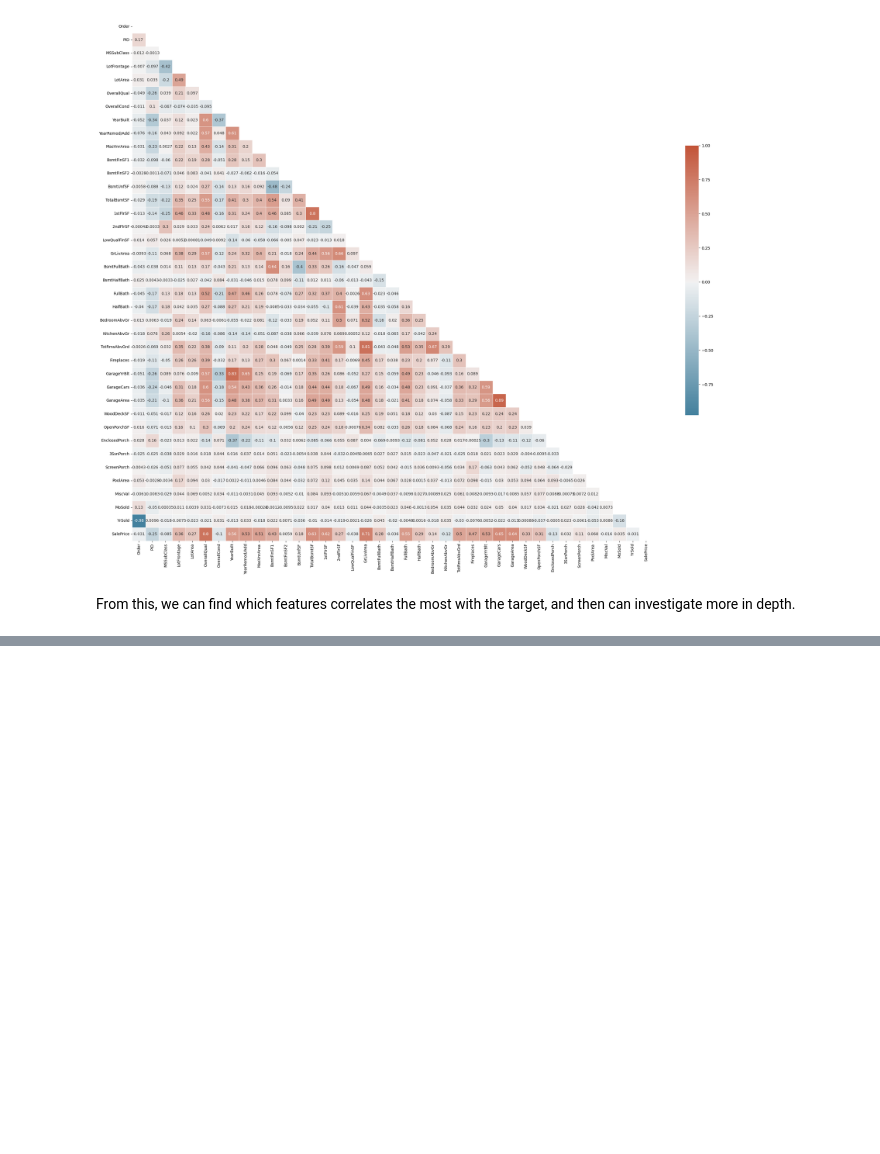
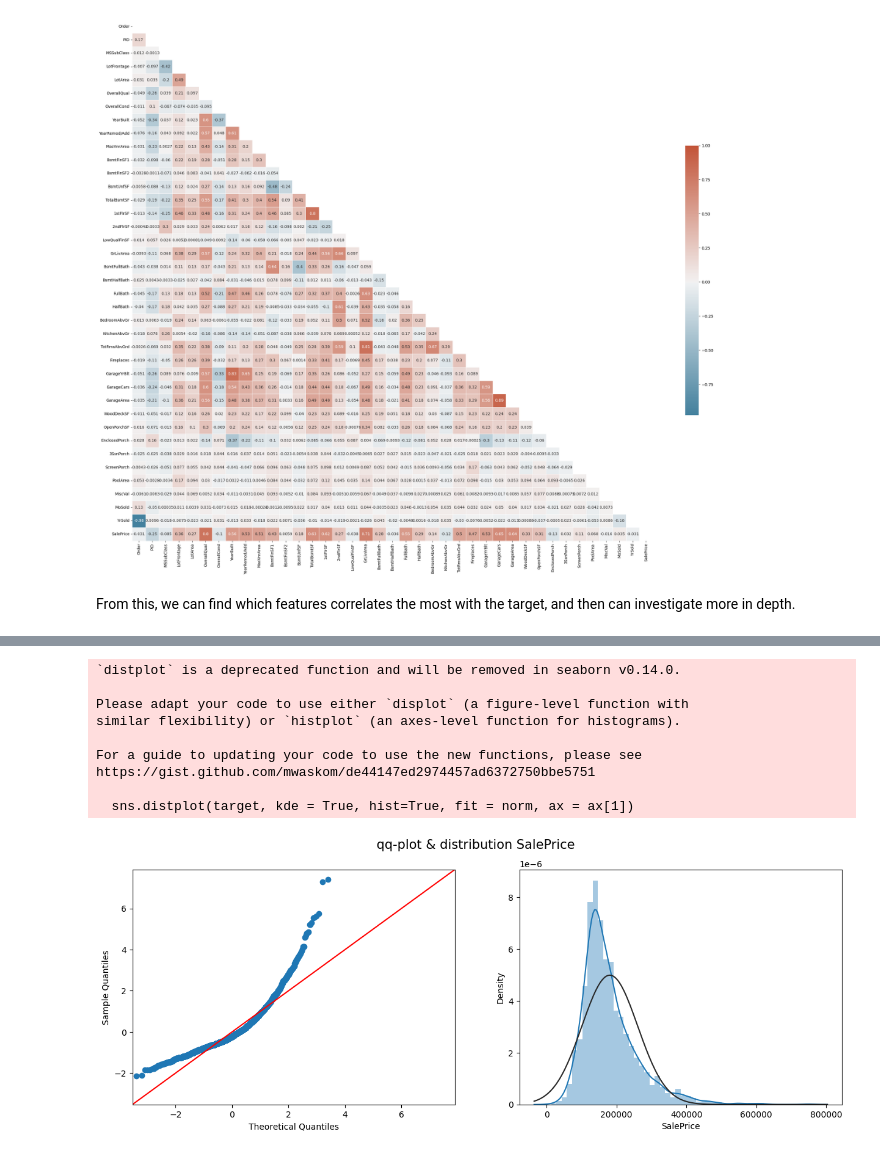
Before and after one commit to SSTengNic/MachineLearningProjects, a Jupyter notebook: Ames Housing Dataset project/Ames Housing.ipynb, the cells around one changed output, grey strips where cells are left out. Saved outputs shown, nothing was run; the diff lists cells and outputs as text; code cells hidden in the pictures; blank space fills up the shorter version.

Commit message:
made some changes and progress quite abit. remember to note al lthe stuff that needsto be learnt from it

```diff
--- a/Ames Housing Dataset project/Ames Housing.ipynb
+++ b/Ames Housing Dataset project/Ames Housing.ipynb
@@ -137,0 +149,12 @@ NameError: name 'Pearson_YrBlt' is not defined
+# %%
+#Separating Target and Features
+#Try and do this, but with only training and testing data. Try and omit the main Housing AMV data stuff
+target =data_w['SalePrice']
+test_id = test['Id']
+#test = pd.read_csv("./test.csv")
+test = test.drop(['Id'], axis = 1)
+data_w2 = data_w.drop(['SalePrice','PID','Order'], axis=1)
+
+#Concateenating train & trst set
+
+train_test = pd.concat([data_w2,test], axis=0, sort=False)
@@ -137,0 +339,23 @@ NameError: name 'Pearson_YrBlt' is not defined
+# %%
+# SalePrice before transformation
+
+fig, ax = plt.subplots(1,2, figsize= (15,5))
+fig.suptitle(" qq-plot & distribution SalePrice ", fontsize= 15)
+#I need to do furhter research into this, chatGPT isn't enough
+sm.qqplot(target, stats.t, distargs=(4,),fit=True, line="45", ax = ax[0])
+
+
+
+sns.distplot(target, kde = True, hist=True, fit = norm, ax = ax[1])
+plt.show()
+# %% [output]
+`distplot` is a deprecated function and will be removed in seaborn v0.14.0.
+
+Please adapt your code to use either `displot` (a figure-level function with
+similar flexibility) or `histplot` (an axes-level function for histograms).
+
+For a guide to updating your code to use the new functions, please see
+https://gist.github.com/mwaskom/de44147ed2974457ad6372750bbe5751
+
+  sns.distplot(target, kde = True, hist=True, fit = norm, ax = ax[1])
+[figure, added]
```
Also changed, not shown: parts of 11 cells of this notebook.
